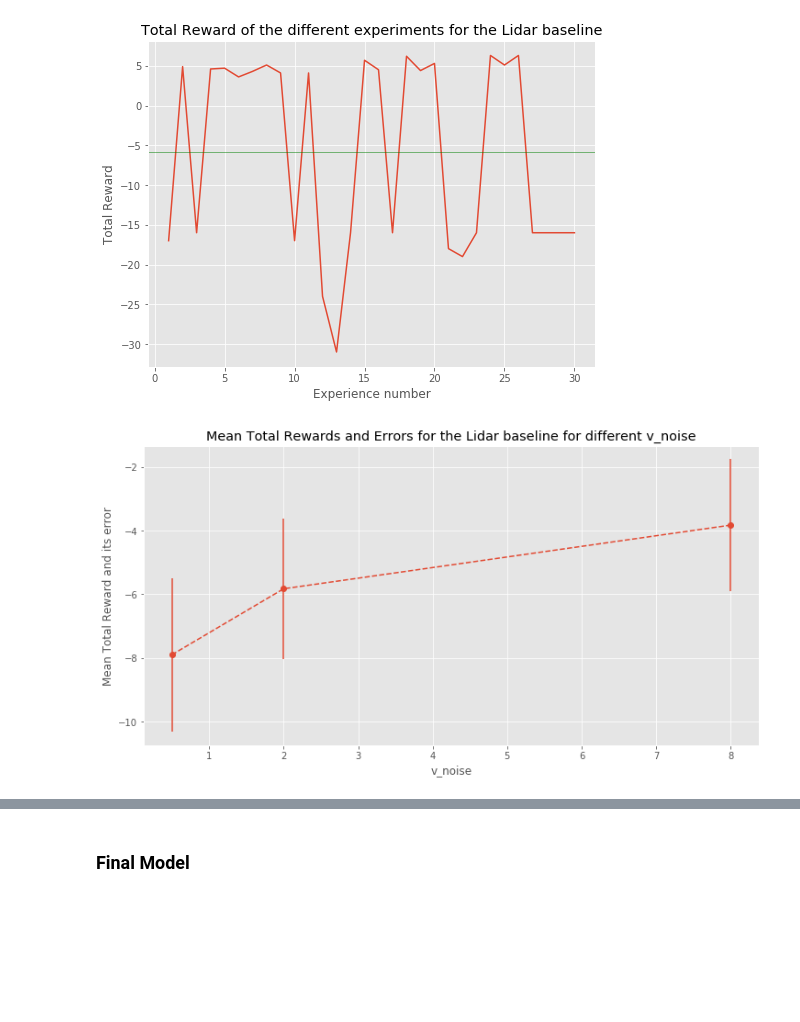
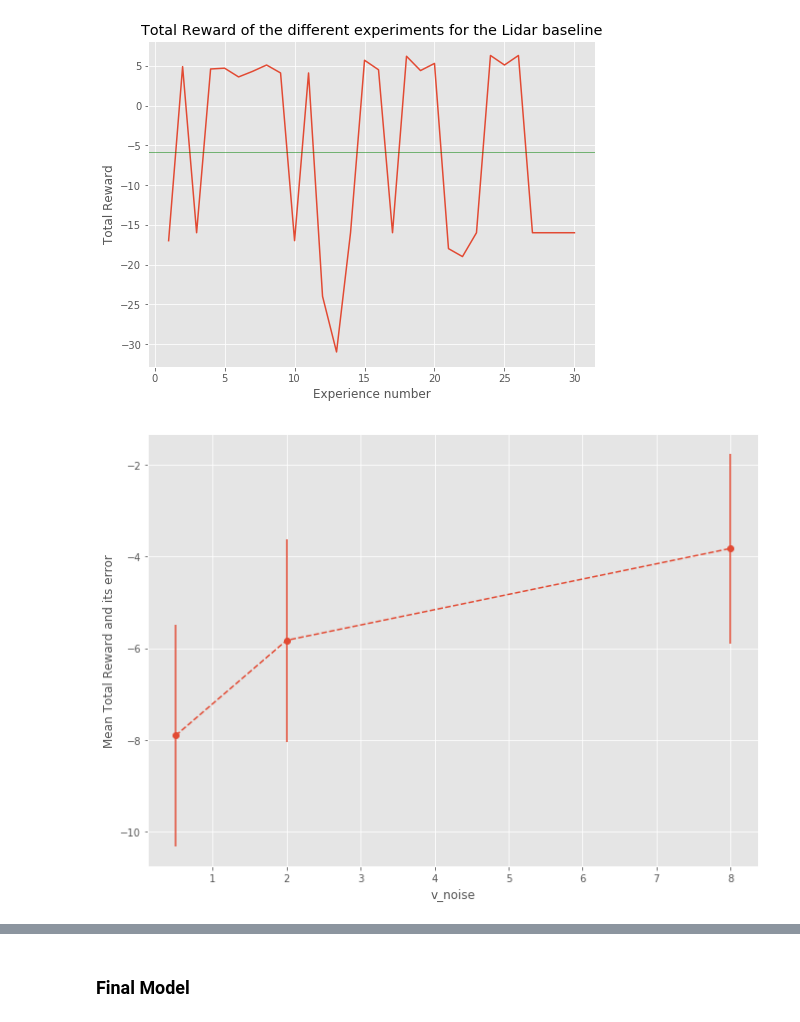
Before and after one commit to cbartolm/CS238_Project, a Jupyter notebook: Plot results.ipynb, the cells around one changed output, grey strips where cells are left out. Saved outputs shown, nothing was run; the diff lists cells and outputs as text; code cells hidden in the pictures; blank space fills up the shorter version.

```diff
--- a/Plot results.ipynb
+++ b/Plot results.ipynb
@@ -82,18 +78,17 @@ plt.savefig('lidar_curve.png')
 # %%
 ## v_noise_coefficient plots
 
 y = [-7.900, -5.827, -3.827]
 yerr = [2.415, 2.205, 2.067]
 
-plt.figure(5, figsize=(12,6))
+plt.figure(5, figsize=(11,8))
 plt.errorbar(x = [0.5, 2, 8], y = y, yerr = yerr, fmt='--o')
-plt.title("Mean Total Rewards and Errors for the Lidar baseline for different v_noise")
 plt.xlabel("v_noise")
 plt.ylabel("Mean Total Reward and its error")
 
 plt.savefig('lidar_v_noise.png')
 # %% [output]
-[figure, old version]
+[figure, new version]
 # %%
 ## om_noise_coefficient plots
 
```
Also changed, not shown: parts of 5 cells of this notebook, 7 other files.
